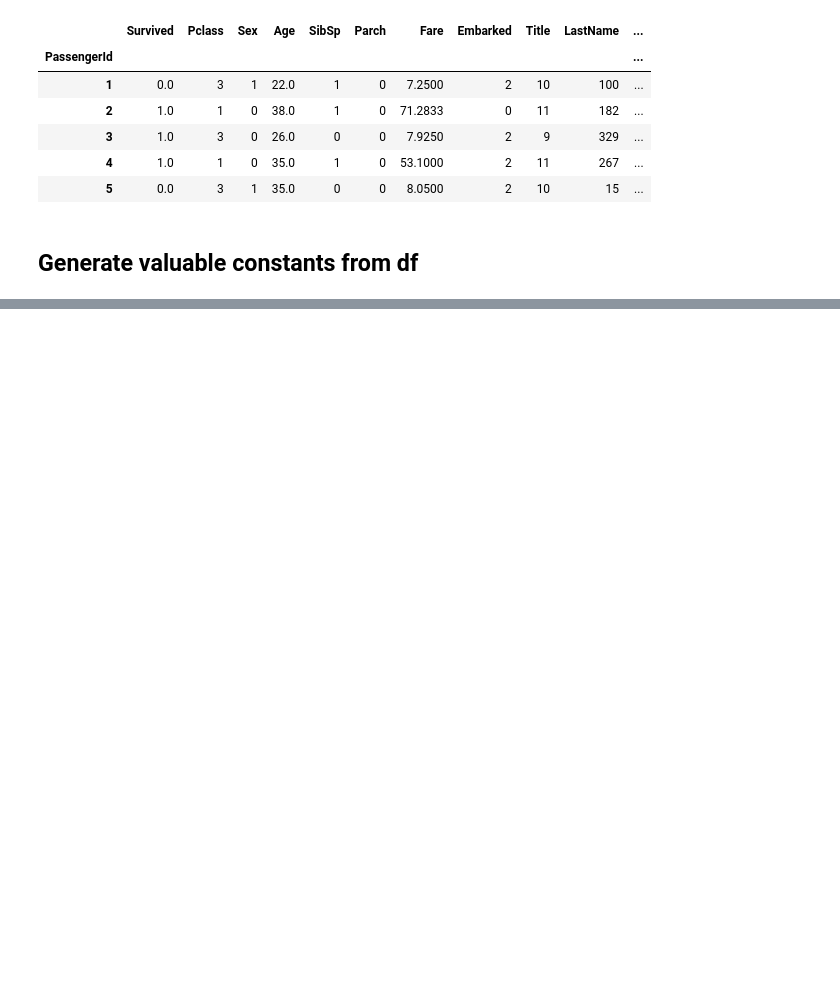
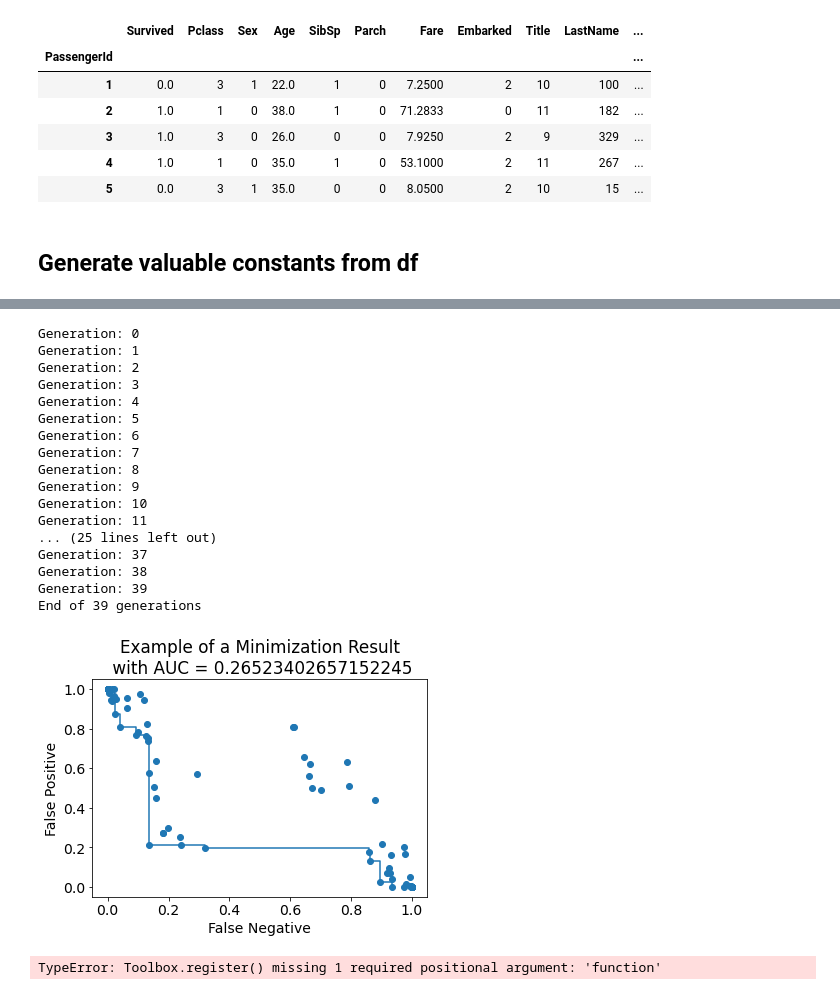
Before and after one commit to tpeat/titanic-ml, a Jupyter notebook: titanic_MOGP.ipynb, the cells around one changed output, grey strips where cells are left out. Cells and saved outputs as stored; diff of their text form; code cells hidden in the pictures; blank space fills up the shorter version.

Commit message:
Try to lower AUC, package everything in functions

```diff
--- a/titanic_MOGP.ipynb
+++ b/titanic_MOGP.ipynb
@@ -351,3 +484,75 @@ Area Under Curve: 0.1372118679874184
+# %%
+myData, pop = evol_alt(ngen = 40)
+# Use above routine to find pareto points
+myData = np.vstack(([[0,1],[1,0]], myData))
+myPareto, is_Pareto = find_pareto(np.array(myData))
+
+# Calculate the Area under the Curve as a Riemann sum
+auc = np.sum(np.diff(myPareto[:,0])*myPareto[0:-1,1])
+
+# Create figure
+plt.figure()
+
+# Make sure font sizes are large enough to read in the presentation
+plt.rcParams.update({'font.size': 14})
+
+# Plot all points
+plt.scatter(myData[:,0],myData[:,1],)
+
+# Plot Pareto steps. note 'post' for minimization 'pre' for maximization
+plt.step(myPareto[:,0], myPareto[:,1], where='post')
+#plt.step(myPareto[:,0], myPareto[:,1], where='pre')
+
+# Make sure you include labels
+# Minimization
+plt.title('Example of a Minimization Result\n with AUC = ' + str(auc))
+plt.xlabel('False Negative')
+plt.ylabel('False Positive')
+
+# Maximization
+#plt.title('Example of a Maximization Result')
+#plt.xlabel('True Negative')
+#plt.ylabel('True Positive')
+
+plt.show()
+# %% [output]
+Generation: 0
+Generation: 1
+Generation: 2
+Generation: 3
+Generation: 4
+Generation: 5
+Generation: 6
+Generation: 7
+Generation: 8
+Generation: 9
+Generation: 10
+Generation: 11
+... (25 lines left out)
+Generation: 37
+Generation: 38
+Generation: 39
+End of 39 generations
+[figure, added]
+# %%
+# cool examples in deap https://www.programcreek.com/python/example/104502/deap.base.Toolbox
+
+import pickle
+## fnction to pickle best individuals
+def log_individuals(file):
+    def decorator(func):
+        def wrapper(*args, **kargs):
+            individuals = func(*args, **kargs)
+            for ind in individuals:
+                pickle.dump(ind, file)
+            return individuals
+        return wrapper
+    return decorator
+
+# toolbox.register("generate")
+# toolbox.decorate("generate", log_individuals(open("out.pkl", "w")))
+# %% [output]
+TypeError: Toolbox.register() missing 1 required positional argument: 'function'
 # %%
 predictions = [ind for ind in hof]
 # %%
```
Also changed, not shown: parts of 22 cells of this notebook.
